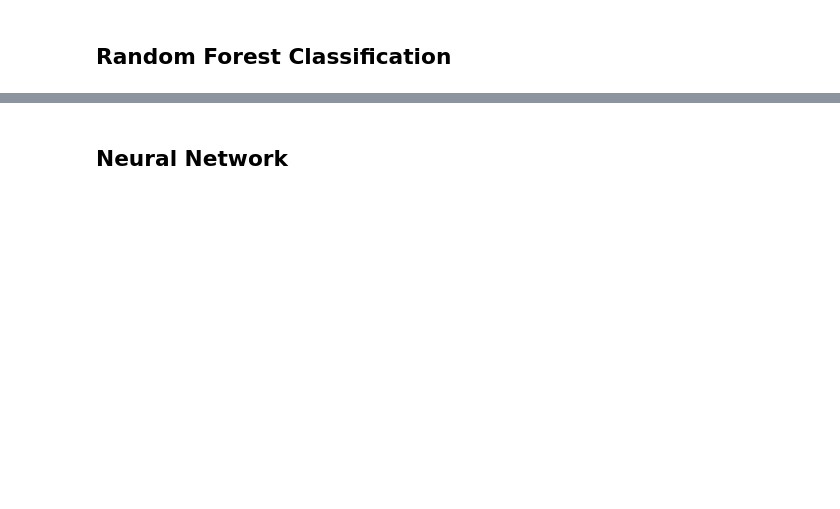
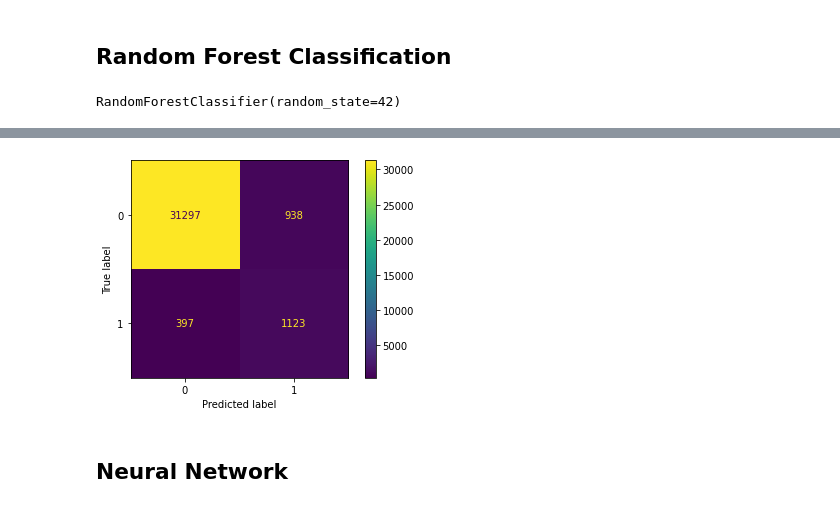
Before and after one commit to danielfsimangunsong/craiglist-sales-prediction, a Jupyter notebook: Craiglist_Sales_Prediction.ipynb, the cells around one changed output, grey strips where cells are left out. Cells and saved outputs as stored; diff of their text form; code cells hidden in the pictures; blank space fills up the shorter version.

```diff
--- a/Craiglist_Sales_Prediction.ipynb
+++ b/Craiglist_Sales_Prediction.ipynb
@@ -640,2 +683,18 @@ gbr_evaluation
 # %% [markdown]
 ## Random Forest Classification
+# %%
+# Create and train Random Forest Classifier model
+from sklearn.ensemble import RandomForestClassifier
+rfr_model = RandomForestClassifier(random_state=42)
+
+rfr_model.fit(X1_train, y1_train)
+# %% [output]
+RandomForestClassifier(random_state=42)
+# %%
+# Predict "price" with Random Forest Classifier model
+rfr_pred = rfr_model.predict(X1_test)
+# %%
+# Evaluate Random Forest Classifier model
+rfr_evaluation = evaluate_classifier_performance("Random Forest Classifier", rfr_model, rfr_pred)
+rfr_evaluation
+# %% [output]
@@ -642,2 +703,3 @@ gbr_evaluation
+[figure, added]
 # %% [markdown]
 ## Neural Network
```
Also changed, not shown: parts of 26 cells of this notebook.
